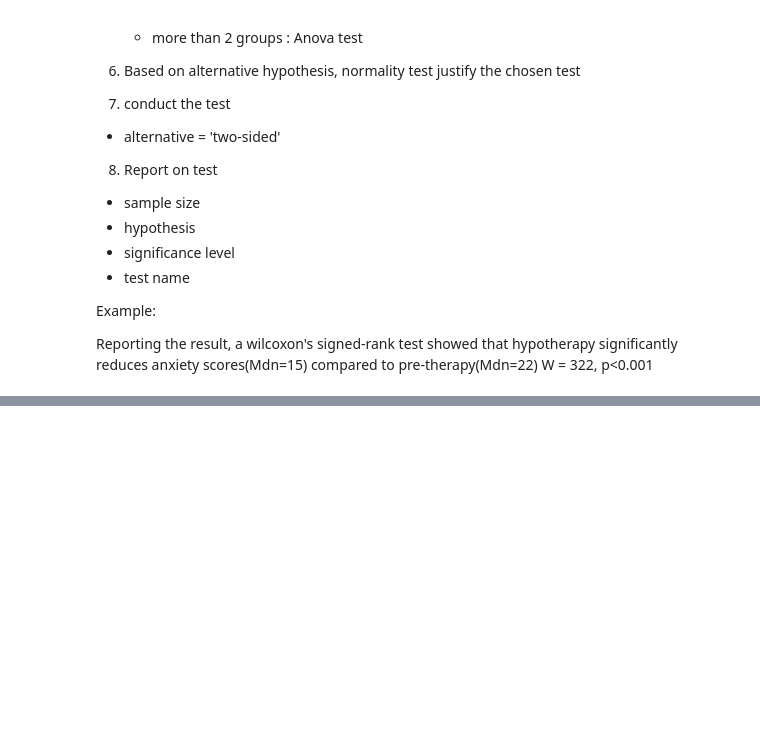
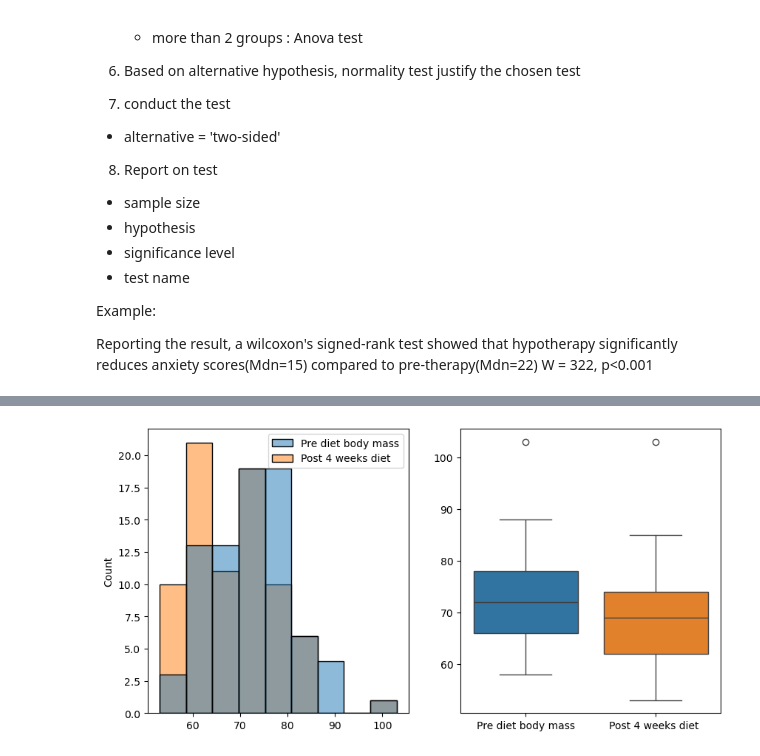
Before and after one commit to pallaviaithalnarayan/Learnings, a Jupyter notebook: hcir.ipynb, the cells around one changed output, grey strips where cells are left out. Saved outputs shown, nothing was run; the diff lists cells and outputs as text; code cells hidden in the pictures; blank space fills up the shorter version.

```diff
--- a/hcir.ipynb
+++ b/hcir.ipynb
@@ -70,0 +192,7 @@ Reporting the result, a wilcoxon's signed-rank test showed that hypotherapy sign
+# %%
+file_path = r'C:\Users\palla\Downloads\hcir-lecturtes\lecture-11-statistical_test_slides_exercises_Jan2025_final\statistical_test_slides_exercises_Jan2025_final\Data-for-handbook-upload\Paired t-test.csv'
+
+df = pd.read_csv(file_path)
+print(df.describe)
+
+# print(f'{df.head=}, {df.describe=}', {df.sample} )
@@ -70,0 +214,13 @@ Reporting the result, a wilcoxon's signed-rank test showed that hypotherapy sign
+# %%
+plt.figure(figsize=(10,5))
+plt.subplot(1,2,1)
+# plt.boxplot(data=df, x='Pre diet body mass')
+sns.histplot(data=df)
+plt.subplot(1,2,2)
+# sns.violinplot(data=df,  x='Pre diet body mass',  y='Post 4 weeks diet ')
+# stats.probplot(df['Post 4 weeks diet '], dist='norm', plot=plt)
+sns.boxplot(data=df)
+# sns.countplot(data=df, )
+plt.show()
+# %% [output]
+[figure, added]
```
Also changed, not shown: parts of 38 cells of this notebook.
